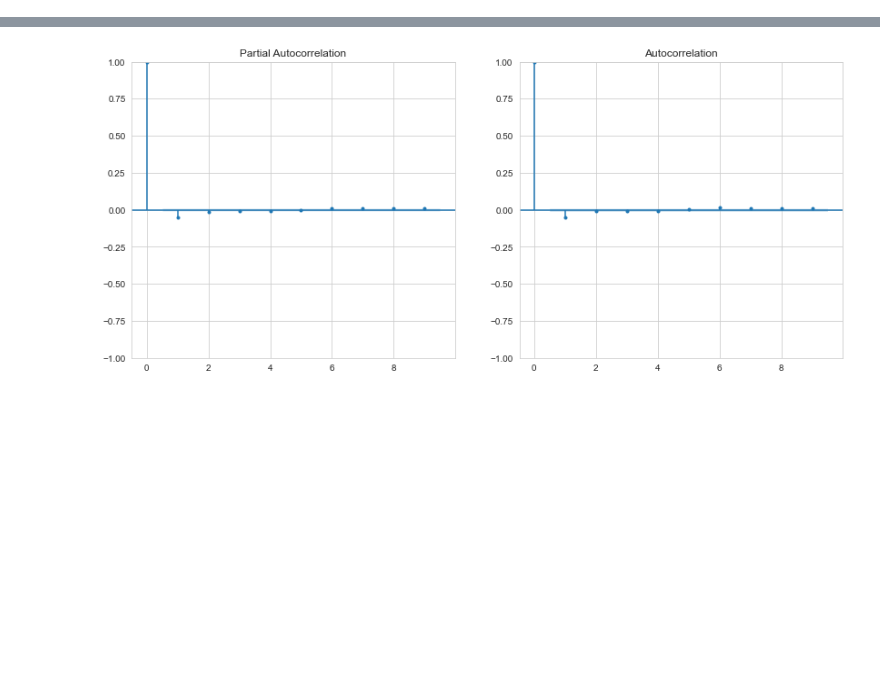
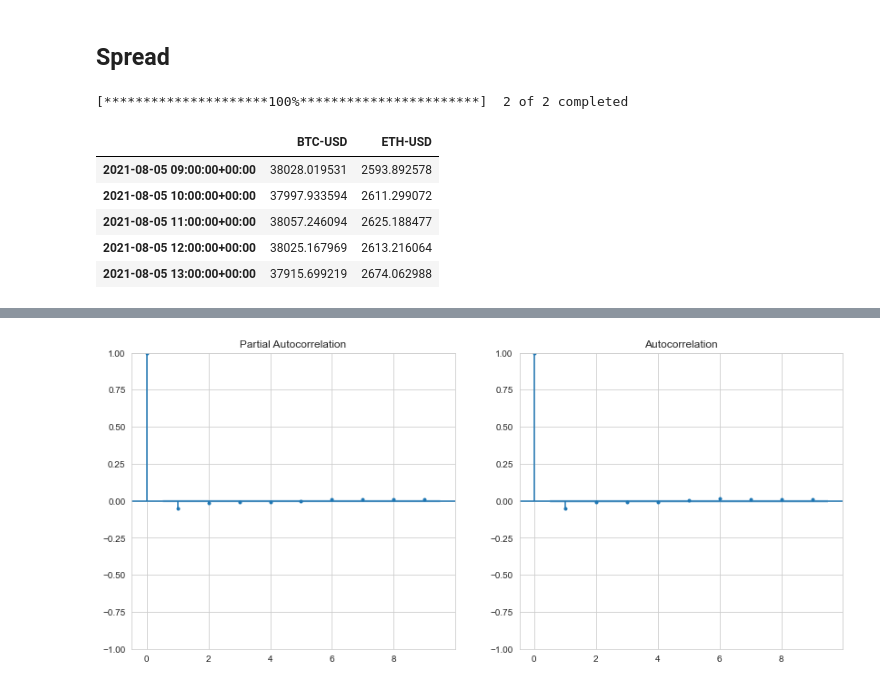
Before and after one commit to Tristan-C-13/modelling-non-stationary-time-series, a Jupyter notebook: random tests/pairs_trading.ipynb, the cells around one changed output, grey strips where cells are left out. Drawn from its saved outputs; the diff is of its cells as text; code cells hidden in the pictures; blank space fills up the shorter version.

```diff
--- a/random tests/pairs_trading.ipynb
+++ b/random tests/pairs_trading.ipynb
@@ -24,0 +11,15 @@ prices_df = prices_df.sort_index(ascending=True)
+# %% [markdown]
+## Spread
+# %%
+data_df = yf.download('BTC-USD ETH-USD', period='1y', interval='1h')
+data_df = data_df['Close']
+
+data_df.head()
+# %% [output]
+[*********************100%***********************]  2 of 2 completed
+|  | BTC-USD | ETH-USD |
+| 2021-08-05 09:00:00+00:00 | 38028.019531 | 2593.892578 |
+| 2021-08-05 10:00:00+00:00 | 37997.933594 | 2611.299072 |
+| 2021-08-05 11:00:00+00:00 | 38057.246094 | 2625.188477 |
+| 2021-08-05 12:00:00+00:00 | 38025.167969 | 2613.216064 |
+| 2021-08-05 13:00:00+00:00 | 37915.699219 | 2674.062988 |
```
Also changed, not shown: parts of 9 cells of this notebook, 2 other files.
